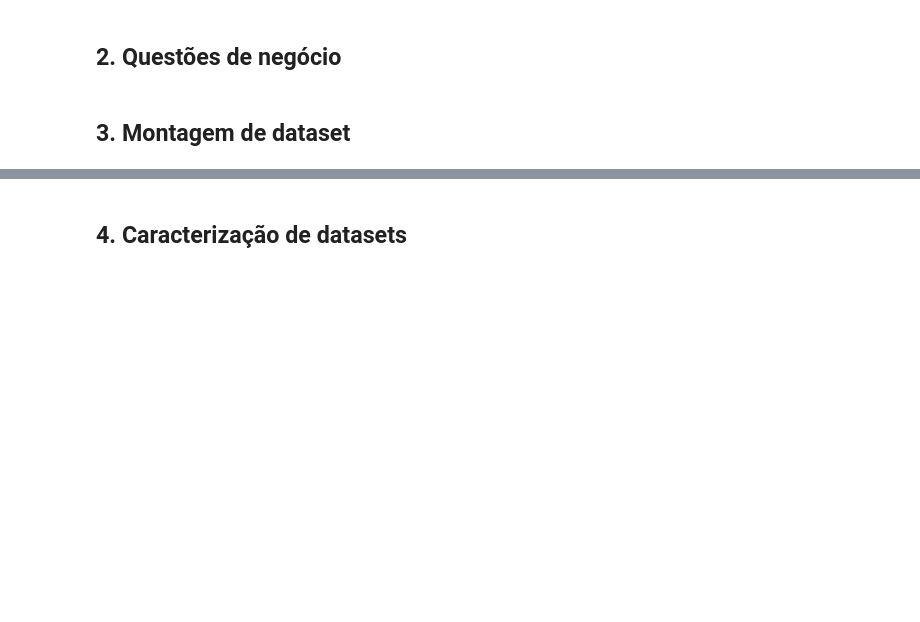
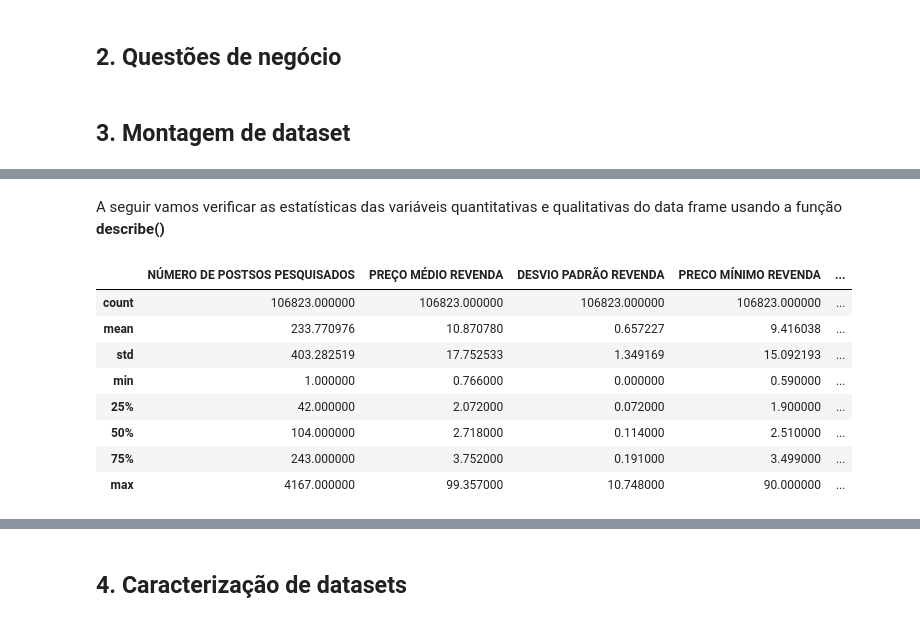
Before and after one commit to ldaniel/Advanced-Statistical-Modelling, a Jupyter notebook: notebooks/group/FGV-MBA-MEA_Trabalho-EDA.ipynb, the cells around one changed output, grey strips where cells are left out. Saved outputs shown, nothing was run; the diff lists cells and outputs as text; code cells hidden in the pictures; blank space fills up the shorter version.

```diff
--- a/notebooks/group/FGV-MBA-MEA_Trabalho-EDA.ipynb
+++ b/notebooks/group/FGV-MBA-MEA_Trabalho-EDA.ipynb
@@ -157,3 +173,19 @@ PREÇO MÁXIMO DISTRIBUIÇÃO        103423 non-null float64
 COEF DE VARIAÇÃO DISTRIBUIÇÃO    103423 non-null float64
 dtypes: category(4), datetime64[ns](2), float64(11), int32(1)
 memory usage: 12.2 MB
+# %% [markdown]
+A seguir vamos verificar as estatísticas das variáveis quantitativas e qualitativas do data frame usando a função **describe()**
+# %%
+# descriptive statistics include those that summarize the central tendency,
+# dispersion and shape of a dataset’s distribution, excluding NaN values.
+df_gas_prices.describe()
+# %% [output]
+|  | NÚMERO DE POSTSOS PESQUISADOS | PREÇO MÉDIO REVENDA | DESVIO PADRÃO REVENDA | PRECO MÍNIMO REVENDA | ... |
+| count | 106823.000000 | 106823.000000 | 106823.000000 | 106823.000000 | ... |
+| mean | 233.770976 | 10.870780 | 0.657227 | 9.416038 | ... |
+| std | 403.282519 | 17.752533 | 1.349169 | 15.092193 | ... |
+| min | 1.000000 | 0.766000 | 0.000000 | 0.590000 | ... |
+| 25% | 42.000000 | 2.072000 | 0.072000 | 1.900000 | ... |
+| 50% | 104.000000 | 2.718000 | 0.114000 | 2.510000 | ... |
+| 75% | 243.000000 | 3.752000 | 0.191000 | 3.499000 | ... |
+| max | 4167.000000 | 99.357000 | 10.748000 | 90.000000 | ... |
```
Also changed, not shown: parts of 7 cells of this notebook.
